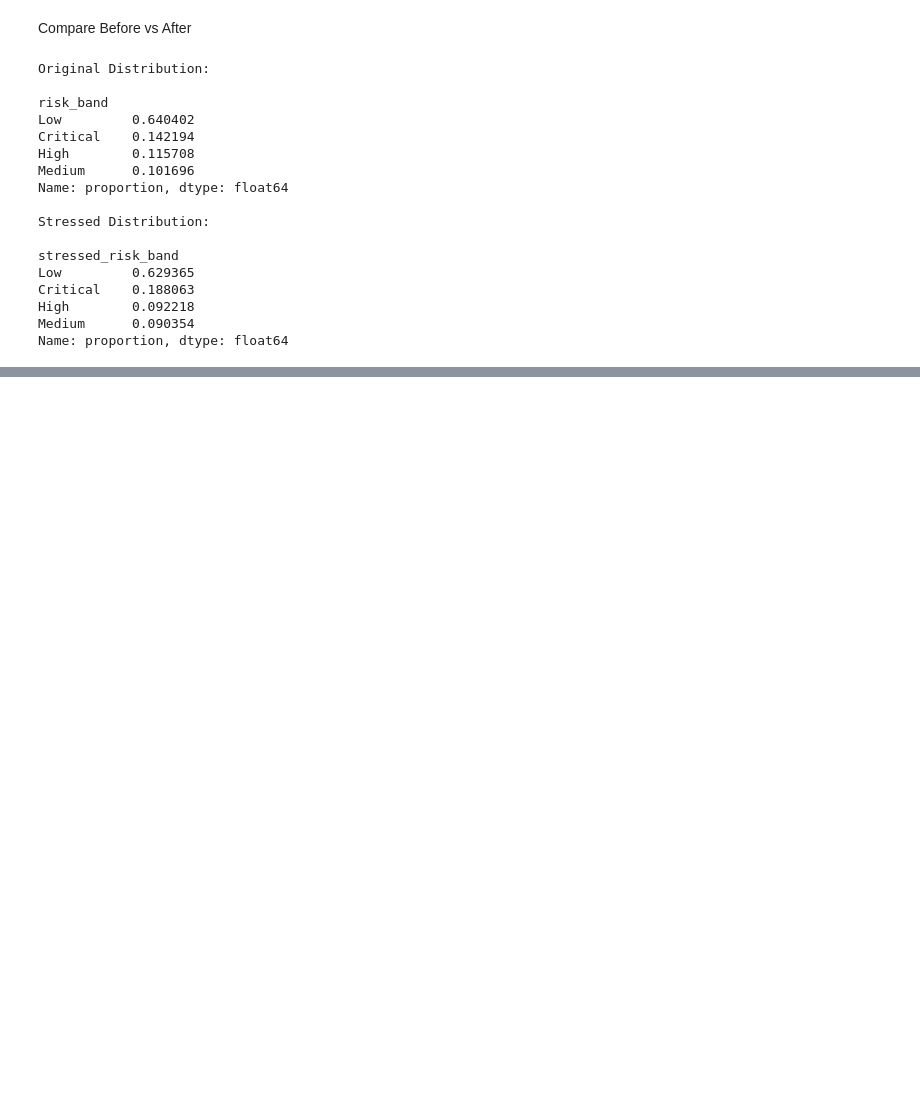
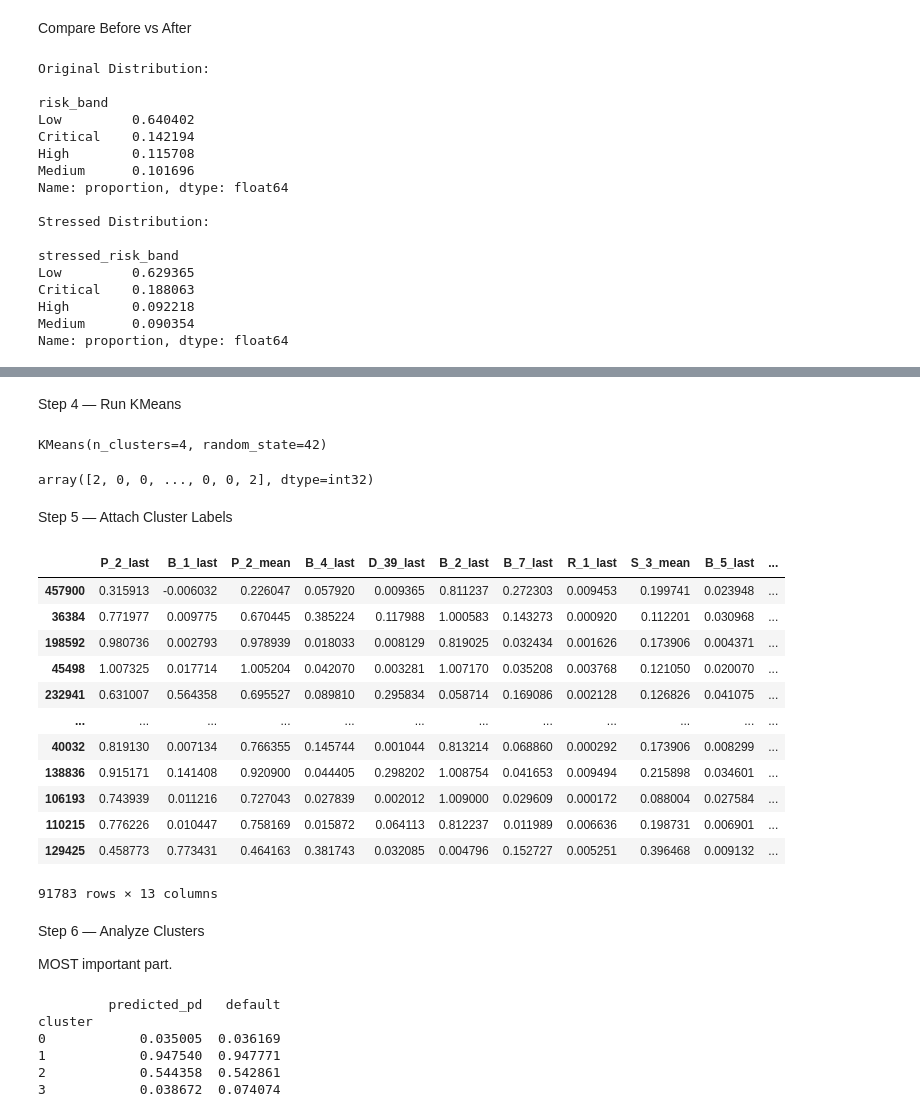
Before and after one commit to ishanrajani77/behavioral-credit-risk-early-warning-system, a Jupyter notebook: notebooks/00_data_audit.ipynb, the cells around one changed output, grey strips where cells are left out. Cells and saved outputs as stored; diff of their text form; code cells hidden in the pictures; blank space fills up the shorter version.

```diff
--- a/notebooks/00_data_audit.ipynb
+++ b/notebooks/00_data_audit.ipynb
@@ -3166,0 +3253,4 @@ Name: proportion, dtype: float64
+# %%
+cluster_df = X_test_final[
+    top_features
+].copy()
@@ -3166,0 +3277,8 @@ Name: proportion, dtype: float64
+# %%
+from sklearn.preprocessing import StandardScaler
+
+scaler = StandardScaler()
+
+cluster_scaled = scaler.fit_transform(
+    cluster_df
+)
@@ -3166,0 +3301,65 @@ Name: proportion, dtype: float64
+# %% [markdown]
+Step 4 — Run KMeans
+# %%
+from sklearn.cluster import KMeans
+
+kmeans = KMeans(
+    n_clusters=4,
+    random_state=42
+)
+
+clusters = kmeans.fit_predict(
+    cluster_scaled
+)
+# %%
+kmeans
+# %% [output]
+KMeans(n_clusters=4, random_state=42)
+# %%
+clusters
+# %% [output]
+array([2, 0, 0, ..., 0, 0, 2], dtype=int32)
+# %% [markdown]
+Step 5 — Attach Cluster Labels
+# %%
+cluster_df["cluster"] = clusters
+
+cluster_df["default"] = y_test.values
+
+cluster_df["predicted_pd"] = calibrated_prob
+# %%
+cluster_df
+# %% [output]
+|  | P_2_last | B_1_last | P_2_mean | B_4_last | D_39_last | B_2_last | B_7_last | R_1_last | S_3_mean | B_5_last | ... |
+| 457900 | 0.315913 | -0.006032 | 0.226047 | 0.057920 | 0.009365 | 0.811237 | 0.272303 | 0.009453 | 0.199741 | 0.023948 | ... |
+| 36384 | 0.771977 | 0.009775 | 0.670445 | 0.385224 | 0.117988 | 1.000583 | 0.143273 | 0.000920 | 0.112201 | 0.030968 | ... |
+| 198592 | 0.980736 | 0.002793 | 0.978939 | 0.018033 | 0.008129 | 0.819025 | 0.032434 | 0.001626 | 0.173906 | 0.004371 | ... |
+| 45498 | 1.007325 | 0.017714 | 1.005204 | 0.042070 | 0.003281 | 1.007170 | 0.035208 | 0.003768 | 0.121050 | 0.020070 | ... |
+| 232941 | 0.631007 | 0.564358 | 0.695527 | 0.089810 | 0.295834 | 0.058714 | 0.169086 | 0.002128 | 0.126826 | 0.041075 | ... |
+| ... | ... | ... | ... | ... | ... | ... | ... | ... | ... | ... | ... |
+| 40032 | 0.819130 | 0.007134 | 0.766355 | 0.145744 | 0.001044 | 0.813214 | 0.068860 | 0.000292 | 0.173906 | 0.008299 | ... |
+| 138836 | 0.915171 | 0.141408 | 0.920900 | 0.044405 | 0.298202 | 1.008754 | 0.041653 | 0.009494 | 0.215898 | 0.034601 | ... |
+| 106193 | 0.743939 | 0.011216 | 0.727043 | 0.027839 | 0.002012 | 1.009000 | 0.029609 | 0.000172 | 0.088004 | 0.027584 | ... |
+| 110215 | 0.776226 | 0.010447 | 0.758169 | 0.015872 | 0.064113 | 0.812237 | 0.011989 | 0.006636 | 0.198731 | 0.006901 | ... |
+| 129425 | 0.458773 | 0.773431 | 0.464163 | 0.381743 | 0.032085 | 0.004796 | 0.152727 | 0.005251 | 0.396468 | 0.009132 | ... |
+91783 rows × 13 columns
+# %% [markdown]
+Step 6 — Analyze Clusters
+
+MOST important part.
+# %%
+cluster_summary = cluster_df.groupby(
+    "cluster"
+).agg({
+    "predicted_pd": "mean",
+    "default": "mean"
+})
+
+print(cluster_summary)
+# %% [output]
+         predicted_pd   default
+cluster
+0            0.035005  0.036169
+1            0.947540  0.947771
+2            0.544358  0.542861
+3            0.038672  0.074074
```
Also changed, not shown: parts of 21 cells of this notebook.
